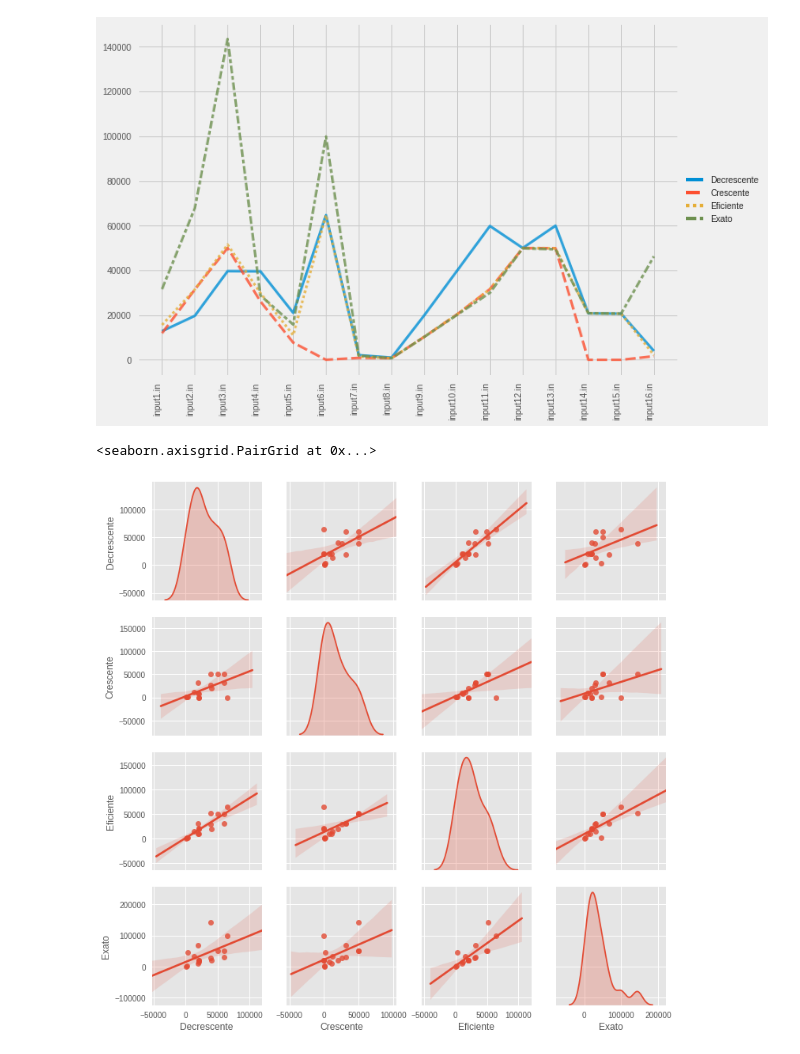
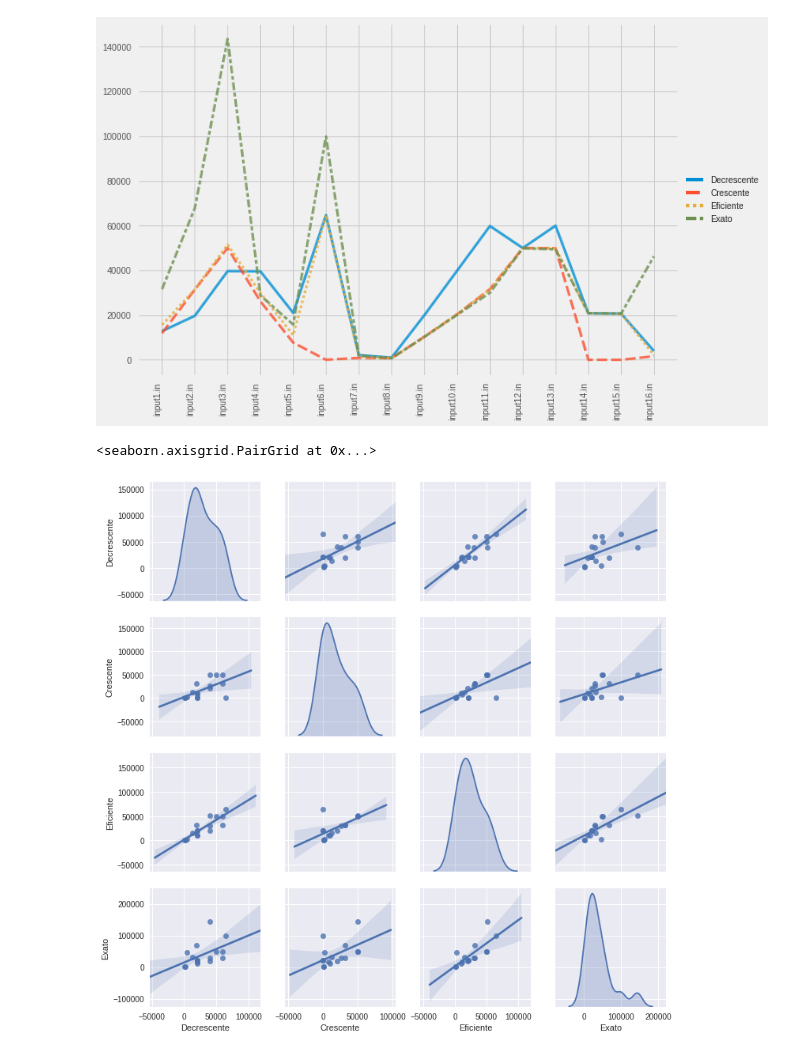
Before and after one commit to danbailo/T1-Teoria-Computacao, a Jupyter notebook: src/Trabalho 1 - Teoria da Computação.ipynb, the cells around one changed output. Drawn from its saved outputs; the diff is of its cells as text; code cells hidden in the pictures.

```diff
--- a/src/T1_Teoria_Computacao.ipynb
+++ b/src/Trabalho 1 - Teoria da Computação.ipynb
@@ -174,3 +6,17 @@ df = pd.DataFrame(data=[result_decrescent,result_crescent, result_efficiency], i
+# %%
+import utils
+
+if __name__ == "__main__":
+    directory = '../inputs/'
+
+    decrescent, crescent, efficiency = utils.get_results(directory)
+# %%
+df = pd.DataFrame()
+# %%
+df['Decrescente'] = decrescent.values()
+df['Crescente'] = crescent.values()
+df['Eficiente'] = efficiency.values()
+df.index = utils.get_instances(directory)
 # %%
 df
 # %% [output]
@@ -248,3 +78,5 @@ exact.sort(key=lambda x:int(x[0].strip('input.in')))
+# %%
+exact = [('input1.in', 31621, '0.40869'), ('input2.in', 67829, '1.1453'), ('input3.in', 143449, '2.81'), ('input4.in', 28840, '2.7862'), ('input5.in', 15785, '2.7625'), ('input6.in', 99861, '33.931'), ('input7.in', 1940, '0.84025'), ('input8.in', 741, '0.56339'), ('input9.in', 10281, '13.927'), ('input10.in', 20149, '5.6126'), ('input11.in', 30001, '8.4843'), ('input12.in', 49885, '2343.9'), ('input13.in', 49398, '1041.3'), ('input14.in', 20880, '519.17'), ('input15.in', 20676, '5.5823'), ('input16.in', 46281, '5.5514')]
 # %%
 exact
 # %% [output]
@@ -345,11 +157,11 @@ plt.legend(loc='center left', bbox_to_anchor=(1.0, 0.5))
 <matplotlib.legend.Legend at 0x...>
 [figure]
 # %%
-# plt.style.use('seaborn')
+plt.style.use('seaborn')
 # plt.style.use('bmh')
-plt.style.use('ggplot')
+# plt.style.use('ggplot')
 # plt.style.use('fivethirtyeight')
 sns.pairplot(df,diag_kind="kde", kind="reg", palette='rainbow')
 # %% [output]
 <seaborn.axisgrid.PairGrid at 0x...>
-[figure, old version]
+[figure, new version]
```
Also changed, not shown: parts of 20 cells of this notebook, 2 other files.
